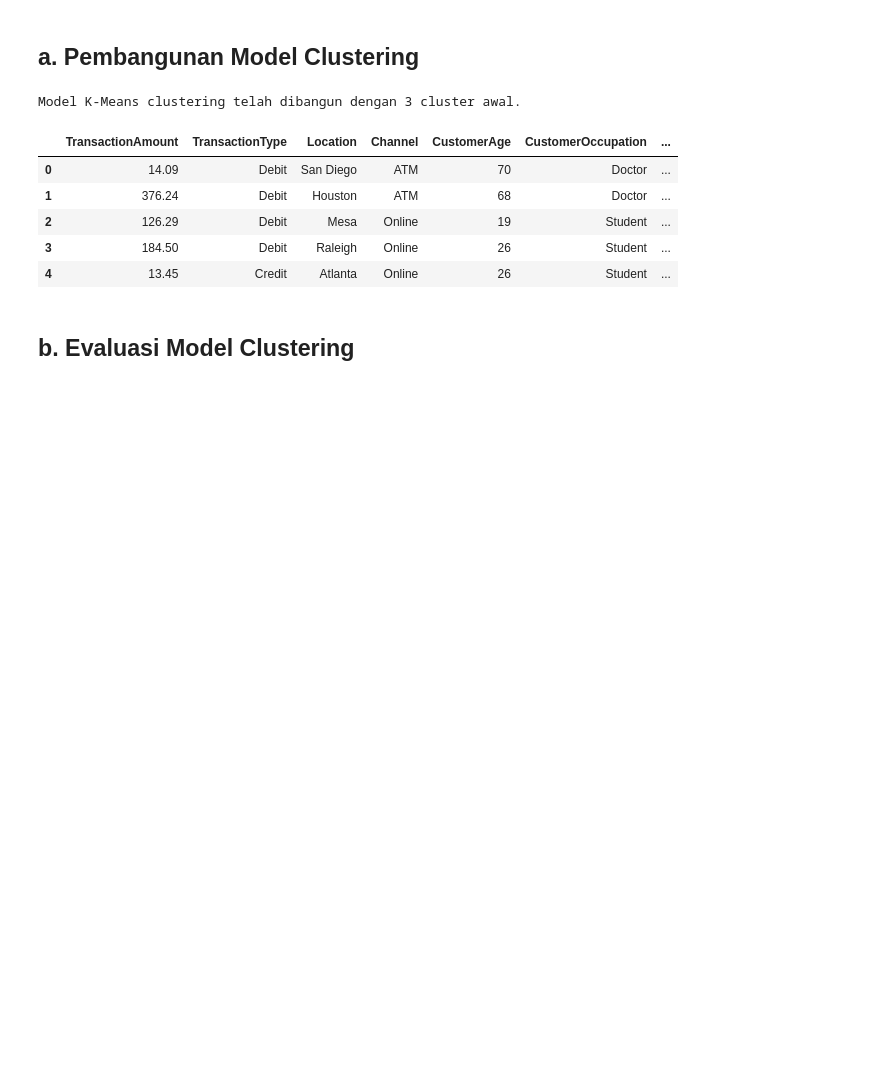
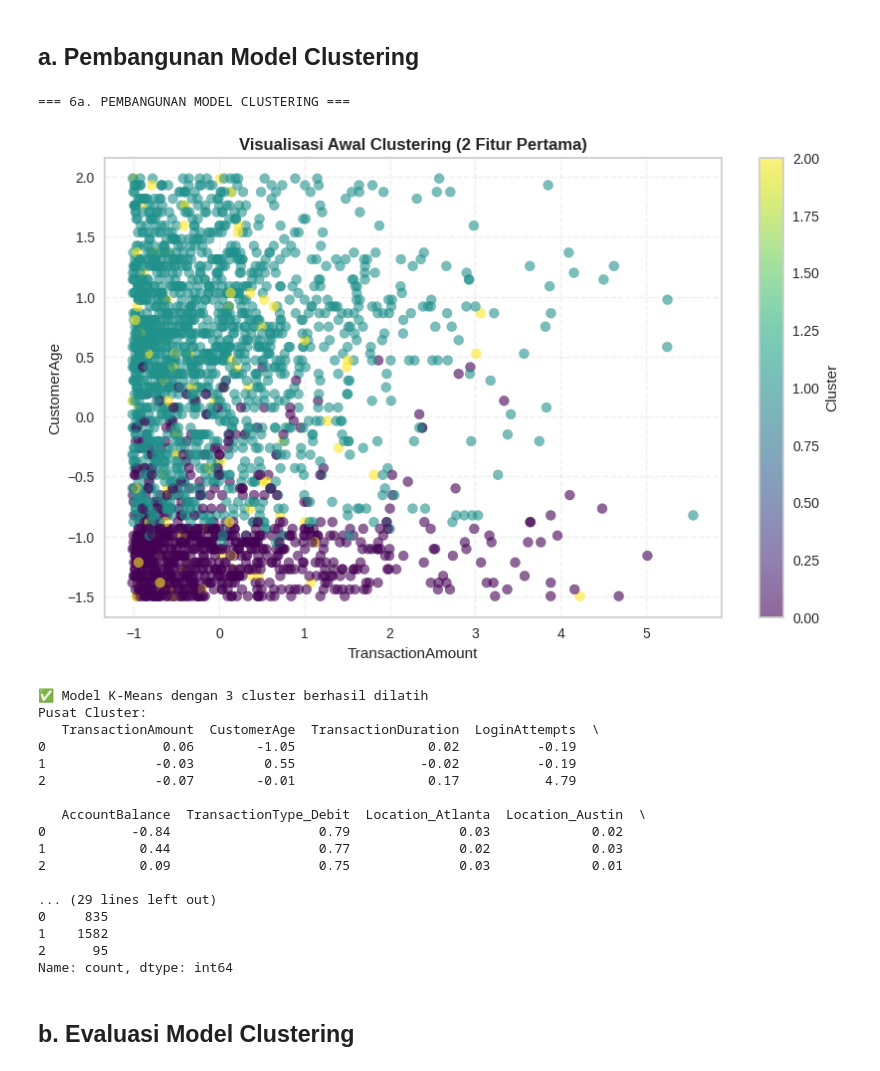
Before and after one commit to NaufalNurFahriza/machine-learning-pemula-dicoding, a Jupyter notebook: [Clustering]_Submission_Akhir_BMLP_Naufal_Nur_Fahriza_v2.ipynb, the cells around one changed output. Cells and saved outputs as stored; diff of their text form; code cells hidden in the pictures; blank space fills up the shorter version.

```diff
--- a/[Clustering]_Submission_Akhir_BMLP_Naufal_Nur_Fahriza_v2.ipynb
+++ b/[Clustering]_Submission_Akhir_BMLP_Naufal_Nur_Fahriza_v2.ipynb
@@ -228,36 +228,55 @@ df_processed.head()
 # **6. Pembangunan Model Clustering**
 # %% [markdown]
 ## **a. Pembangunan Model Clustering**
-# %%
-# Pilih algoritma clustering yang sesuai
-from sklearn.cluster import KMeans
-
-# Latih model dengan data
-# Tentukan jumlah cluster awal (akan dioptimalkan nanti)
-n_clusters = 3
-
-# Inisialisasi model K-Means
-kmeans = KMeans(n_clusters=n_clusters, random_state=42, n_init=10)
-
-# Gunakan data yang sudah diproses (df_processed dari tahap sebelumnya)
-kmeans.fit(df_processed)
-
-# Dapatkan label cluster
-labels = kmeans.labels_
-
-# Tambahkan label cluster ke DataFrame asli
-df_clean['Cluster'] = labels
-
-print("Model K-Means clustering telah dibangun dengan 3 cluster awal.")
-df_clean.head()
-# %% [output]
-Model K-Means clustering telah dibangun dengan 3 cluster awal.
-|  | TransactionAmount | TransactionType | Location | Channel | CustomerAge | CustomerOccupation | ... |
-| 0 | 14.09 | Debit | San Diego | ATM | 70 | Doctor | ... |
-| 1 | 376.24 | Debit | Houston | ATM | 68 | Doctor | ... |
-| 2 | 126.29 | Debit | Mesa | Online | 19 | Student | ... |
-| 3 | 184.50 | Debit | Raleigh | Online | 26 | Student | ... |
-| 4 | 13.45 | Credit | Atlanta | Online | 26 | Student | ... |
+# %%
+# 6a. Pembangunan Model Clustering
+print("\n=== 6a. PEMBANGUNAN MODEL CLUSTERING ===")
+
+# Pilih fitur numerik saja
+X = df_processed.select_dtypes(include=['float64', 'int64'])
+
+# Inisialisasi Model dengan 3 Cluster
+kmeans = KMeans(n_clusters=3, init='k-means++', random_state=42, n_init=10)
+kmeans.fit(X)
+
+# Assign Cluster Labels
+df_processed['Cluster'] = kmeans.labels_
+
+# Visualisasi Sederhana (2 fitur pertama saja)
+plt.figure(figsize=(10, 6))
+plt.scatter(X.iloc[:, 0], X.iloc[:, 1], c=df_processed['Cluster'],
+            cmap='viridis', alpha=0.6, s=50)
+plt.title('Visualisasi Awal Clustering (2 Fitur Pertama)', fontweight='bold')
+plt.xlabel(X.columns[0])
+plt.ylabel(X.columns[1])
+plt.colorbar(label='Cluster')
+plt.grid(True, linestyle='--', alpha=0.3)
+plt.show()
+
+print("✅ Model K-Means dengan 3 cluster berhasil dilatih")
+print(f"Pusat Cluster:\n{pd.DataFrame(kmeans.cluster_centers_, columns=X.columns).round(2)}")
+print("\nDistribusi Cluster Awal:")
+print(df_processed['Cluster'].value_counts().sort_index())
+# %% [output]
+=== 6a. PEMBANGUNAN MODEL CLUSTERING ===
+[figure, added]
+✅ Model K-Means dengan 3 cluster berhasil dilatih
+Pusat Cluster:
+   TransactionAmount  CustomerAge  TransactionDuration  LoginAttempts  \
+0               0.06        -1.05                 0.02          -0.19
+1              -0.03         0.55                -0.02          -0.19
+2              -0.07        -0.01                 0.17           4.79
+
+   AccountBalance  TransactionType_Debit  Location_Atlanta  Location_Austin  \
+0           -0.84                   0.79              0.03             0.02
+1            0.44                   0.77              0.02             0.03
+2            0.09                   0.75              0.03             0.01
+
+... (29 lines left out)
+0     835
+1    1582
+2      95
+Name: count, dtype: int64
 # %% [markdown]
 ## **b. Evaluasi Model Clustering**
 # %%
```
Also changed, not shown: parts of 3 cells of this notebook.
